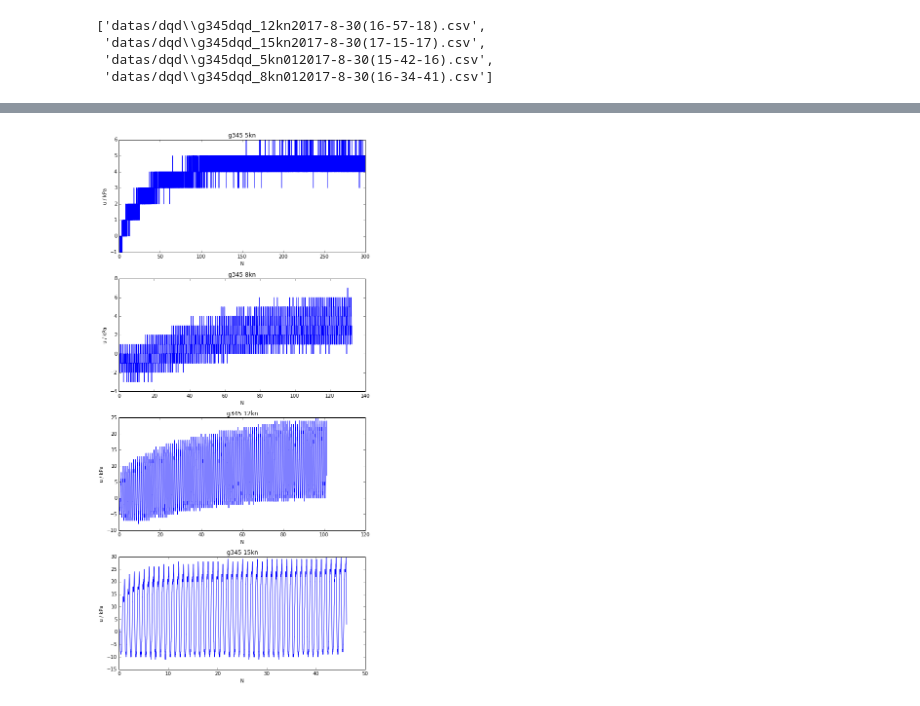
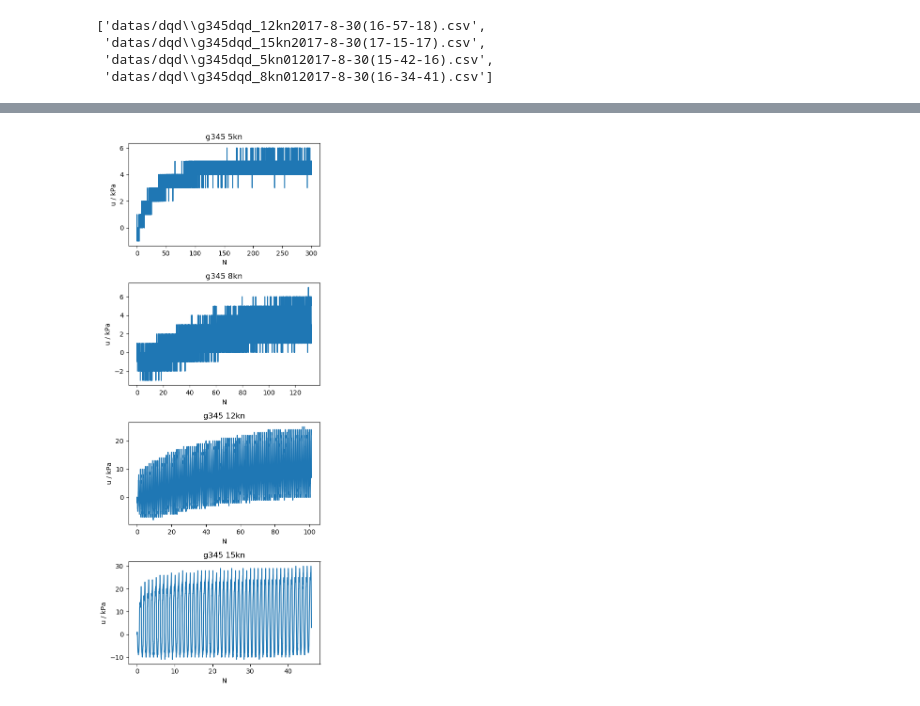
Before and after one commit to FryeT/dongli, a Jupyter notebook: g345dqd/g345dqd.ipynb, the cells around one changed output, grey strips where cells are left out. Cells and saved outputs as stored; diff of their text form; code cells hidden in the pictures.

```diff
--- a/g345dqd/g345dqd.ipynb
+++ b/g345dqd/g345dqd.ipynb
@@ -52,16 +52,16 @@ def plotu(df, title):
     plt.ylabel('u / kPa')
     plt.title('g345 {0}kn'.format(title))
 # %%
-plt.figure(figsize=(8,16), dpi=300)
+plt.figure(figsize=(5,12), dpi=100)
 plt.subplot(4, 1, 1)
 plotu(df2, 5)
 plt.subplot(4, 1, 2)
 plotu(df3, 8)
 plt.subplot(4, 1, 3)
 plotu(df0, 12)
 plt.subplot(4, 1, 4)
 plotu(df1, 15)
 plt.tight_layout()
-plt.savefig('g345u.svg')
+plt.savefig('figs/g345u.png')
 # %% [output]
-[figure, old version]
+[figure, new version]
```
Also changed, not shown: parts of 4 cells of this notebook, 5 other files.
